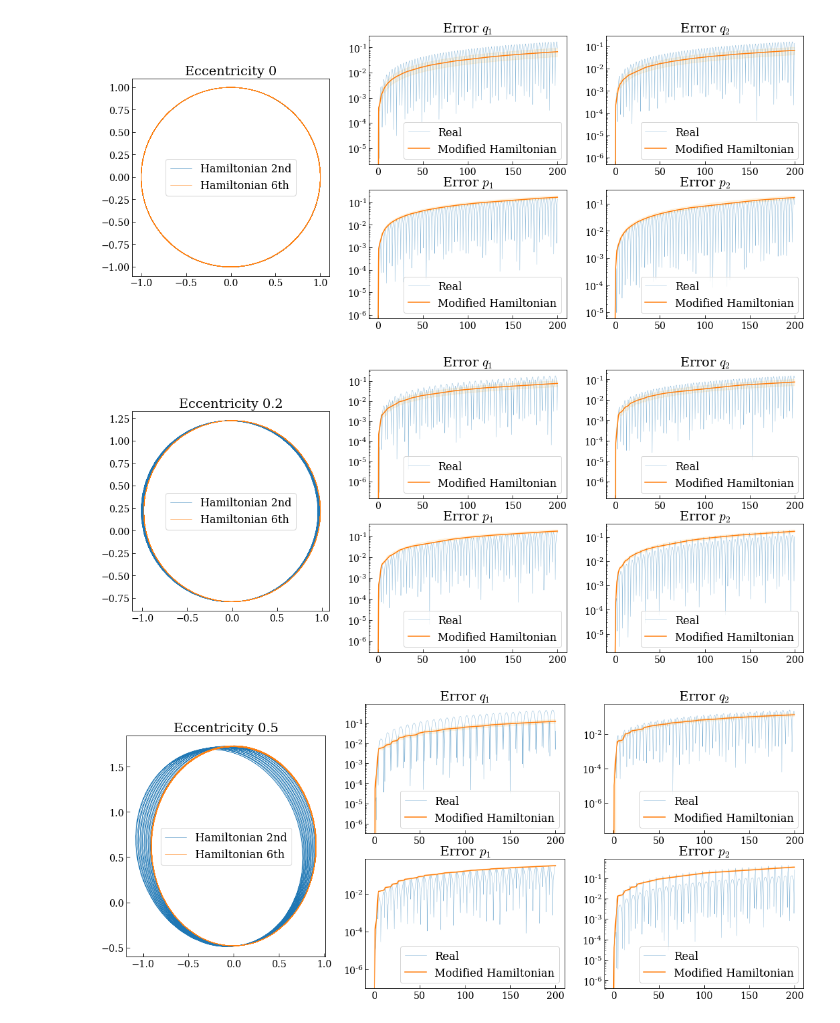
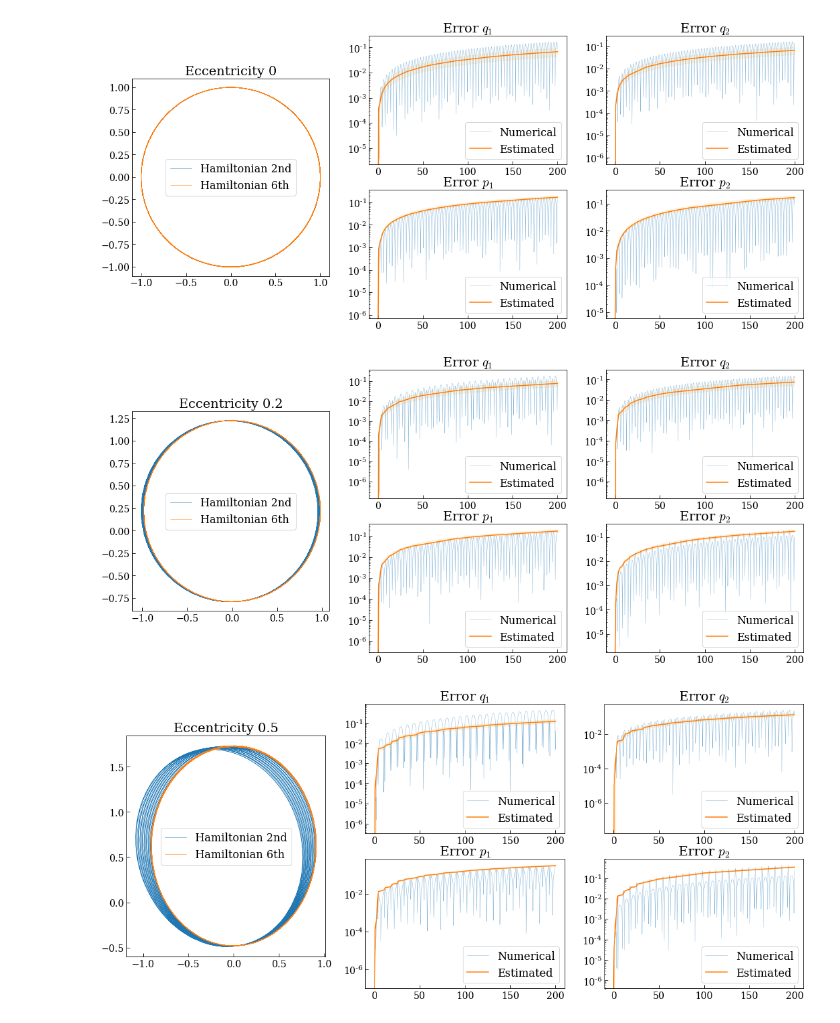
Before and after one commit to mseri/contact-integrators, a Jupyter notebook: The Time-Perturbed Kepler model -- Error Analysis.ipynb, the cells around one changed output. Drawn from its saved outputs; the diff is of its cells as text; code cells hidden in the pictures.

```diff
--- a/The Time-Perturbed Kepler model -- Error Analysis.ipynb
+++ b/The Time-Perturbed Kepler model -- Error Analysis.ipynb
@@ -107,43 +107,43 @@ for i,e in enumerate(eccentricities):
 
     ax = fig.add_subplot(gs[0,1])
     ax.set_title("Error $q_1$")
-    ax.plot(tspan, err[:,2], linewidth=0.5, alpha=0.5, label="Real")
+    ax.plot(tspan, err[:,2], linewidth=0.5, alpha=0.5, label="Numerical")
     q1err = pad_and_cumsum([errq1(t,q1,q2,p1,p2) for t,q1,q2,p1,p2 in zip(tspan,sol[:,1,0],sol[:,1,1],sol[:,0,0],sol[:,0,1])])
     ax.plot(tspan, q1err,
-         label="Modified Hamiltonian")
+         label="Estimated")
     ax.fill_between(tspan, q1err-cumerr, q1err+cumerr, alpha=0.1, color="orange")
     ax.set_yscale('log')
     ax.legend()
 
     ax = fig.add_subplot(gs[0,2])
     ax.set_title("Error $q_2$")
-    ax.plot(tspan, err[:,3], linewidth=0.5, alpha=0.5, label="Real")
+    ax.plot(tspan, err[:,3], linewidth=0.5, alpha=0.5, label="Numerical")
     q2err = pad_and_cumsum([errq2(t,q1,q2,p1,p2) for t,q1,q2,p1,p2 in zip(tspan,sol[:,1,0],sol[:,1,1],sol[:,0,0],sol[:,0,1])])
-    ax.plot(tspan, q2err, label="Modified Hamiltonian")
+    ax.plot(tspan, q2err, label="Estimated")
     ax.fill_between(tspan, q2err-cumerr, q2err+cumerr, alpha=0.1, color="orange")
     ax.set_yscale('log')
     ax.legend()
 
     ax = fig.add_subplot(gs[1,1])
     ax.set_title("Error $p_1$")
-    ax.plot(tspan, err[:,0], linewidth=0.5, alpha=0.5, label="Real")
+    ax.plot(tspan, err[:,0], linewidth=0.5, alpha=0.5, label="Numerical")
     p1err = pad_and_cumsum([errp1(t,q1,q2,p1,p2) for t,q1,q2,p1,p2 in zip(tspan,sol[:,1,0],sol[:,1,1],sol[:,0,0],sol[:,0,1])])
-    ax.plot(tspan, p1err, label="Modified Hamiltonian")
+    ax.plot(tspan, p1err, label="Estimated")
     ax.fill_between(tspan, p1err-cumerr, p1err+cumerr, alpha=0.1, color="orange")
     ax.set_yscale('log')
     ax.legend()
 
     ax = fig.add_subplot(gs[1,2])
     ax.set_title("Error $p_2$")
-    ax.plot(tspan, err[:,1], linewidth=0.5, alpha=0.5, label="Real")
+    ax.plot(tspan, err[:,1], linewidth=0.5, alpha=0.5, label="Numerical")
     p2err = pad_and_cumsum([errp2(t,q1,q2,p1,p2) for t,q1,q2,p1,p2 in zip(tspan,sol[:,1,0],sol[:,1,1],sol[:,0,0],sol[:,0,1])])
-    ax.plot(tspan, p2err, label="Modified Hamiltonian")
+    ax.plot(tspan, p2err, label="Estimated")
     ax.fill_between(tspan, p2err-cumerr, p2err+cumerr, alpha=0.1, color="orange")
     ax.set_yscale('log')
     ax.legend()
 
     plt.show()
 # %% [output]
-[figure, old version]
+[figure, new version]
-[figure, old version]
+[figure, new version]
-[figure, old version]
+[figure, new version]
```
